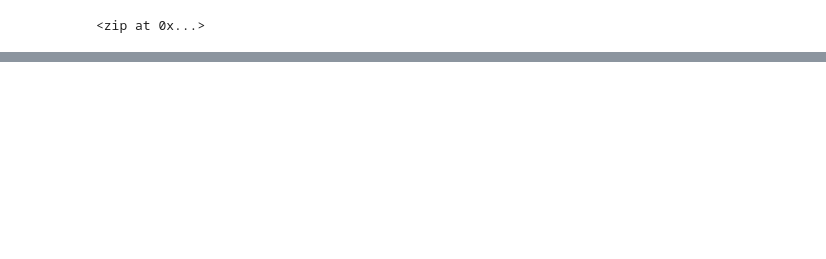
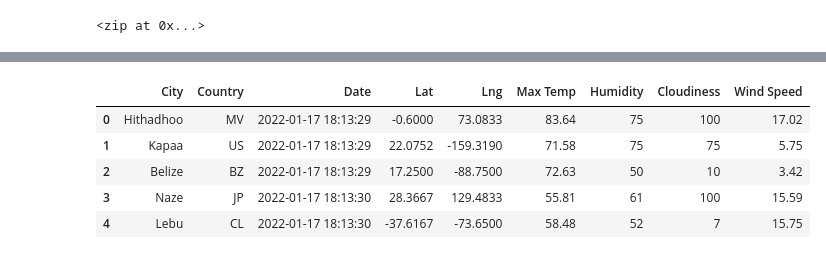
Before and after one commit to JDittes/World_Weather_Analysis, a Jupyter notebook: WeatherPy.ipynb, the cells around one changed output, grey strips where cells are left out. Cells and saved outputs as stored; diff of their text form; code cells hidden in the pictures; blank space fills up the shorter version.

```diff
--- a/WeatherPy.ipynb
+++ b/WeatherPy.ipynb
@@ -31,0 +156,9 @@ len(cities)
+# %%
+city_data_df.head(5)
+# %% [output]
+|  | City | Country | Date | Lat | Lng | Max Temp | Humidity | Cloudiness | Wind Speed |
+| 0 | Hithadhoo | MV | 2022-01-17 18:13:29 | -0.6000 | 73.0833 | 83.64 | 75 | 100 | 17.02 |
+| 1 | Kapaa | US | 2022-01-17 18:13:29 | 22.0752 | -159.3190 | 71.58 | 75 | 75 | 5.75 |
+| 2 | Belize | BZ | 2022-01-17 18:13:29 | 17.2500 | -88.7500 | 72.63 | 50 | 10 | 3.42 |
+| 3 | Naze | JP | 2022-01-17 18:13:30 | 28.3667 | 129.4833 | 55.81 | 61 | 100 | 15.59 |
+| 4 | Lebu | CL | 2022-01-17 18:13:30 | -37.6167 | -73.6500 | 58.48 | 52 | 7 | 15.75 |
```
Also changed, not shown: parts of 9 cells of this notebook, 3 other files.
